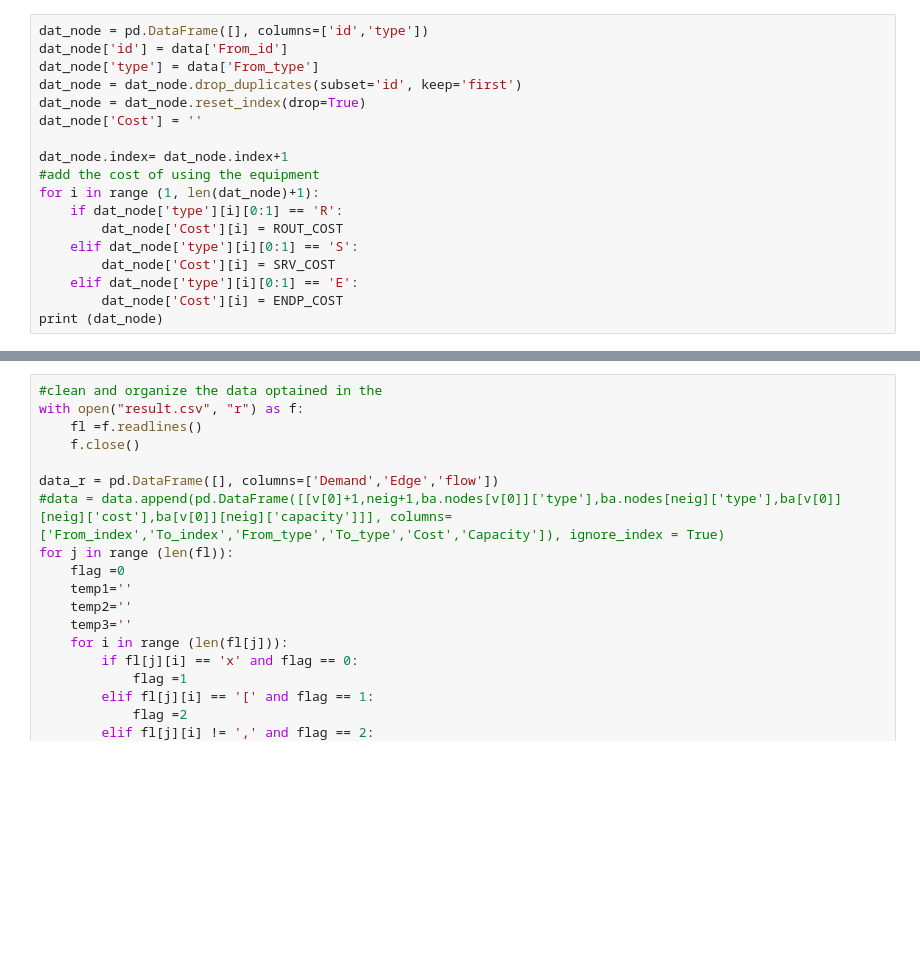
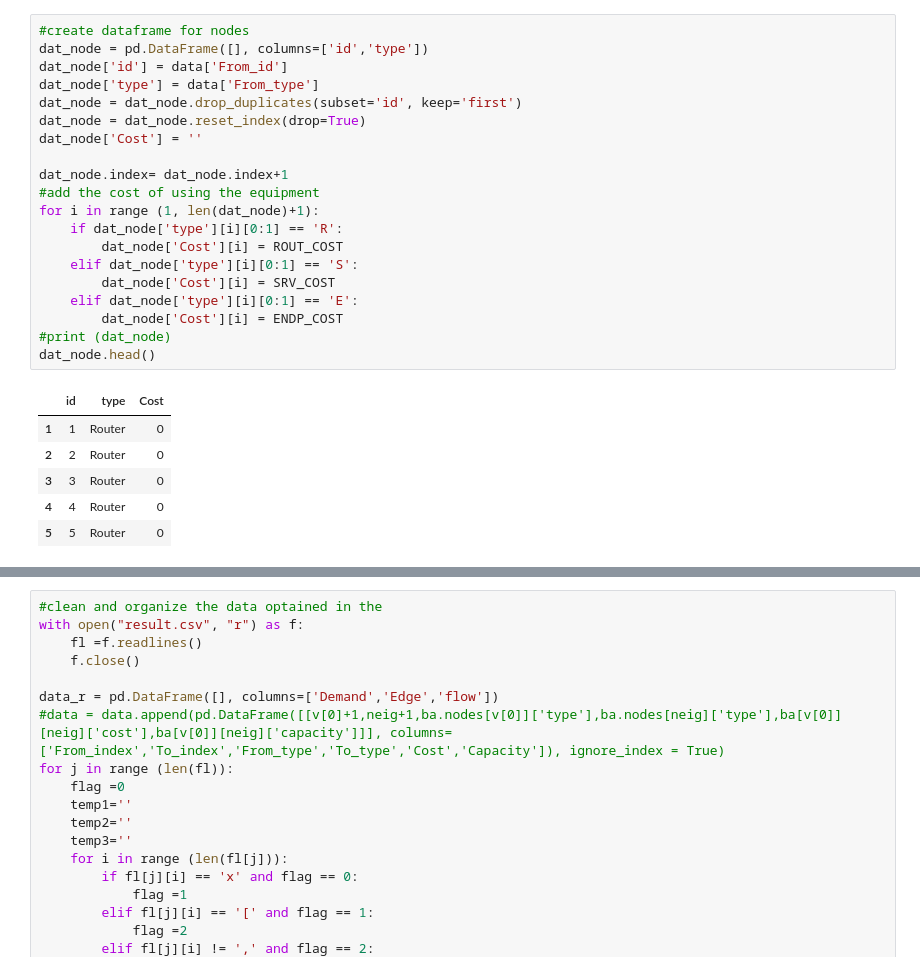
Before and after one commit to ingertb/Dual-Homing-Optimization, a Jupyter notebook: Projekt_dual_homing.ipynb, the cells around one changed output, grey strips where cells are left out. Drawn from its saved outputs; the diff is of its cells as text; blank space fills up the shorter version.

```diff
--- a/Projekt_dual_homing.ipynb
+++ b/Projekt_dual_homing.ipynb
@@ -265,21 +219,30 @@ plt.show()
 # %%
+#create dataframe for nodes
 dat_node = pd.DataFrame([], columns=['id','type'])
 dat_node['id'] = data['From_id']
 dat_node['type'] = data['From_type']
 dat_node = dat_node.drop_duplicates(subset='id', keep='first')
 dat_node = dat_node.reset_index(drop=True)
 dat_node['Cost'] = ''
 
 dat_node.index= dat_node.index+1
 #add the cost of using the equipment
 for i in range (1, len(dat_node)+1):
     if dat_node['type'][i][0:1] == 'R':
         dat_node['Cost'][i] = ROUT_COST
     elif dat_node['type'][i][0:1] == 'S':
         dat_node['Cost'][i] = SRV_COST
     elif dat_node['type'][i][0:1] == 'E':
         dat_node['Cost'][i] = ENDP_COST
-print (dat_node)
+#print (dat_node)
+dat_node.head()
+# %% [output]
+|  | id | type | Cost |
+| 1 | 1 | Router | 0 |
+| 2 | 2 | Router | 0 |
+| 3 | 3 | Router | 0 |
+| 4 | 4 | Router | 0 |
+| 5 | 5 | Router | 0 |
 # %%
 #create the network with the new indexes
 Network = nx.Graph()
```
Also changed, not shown: parts of 17 cells of this notebook, 2 other files.
